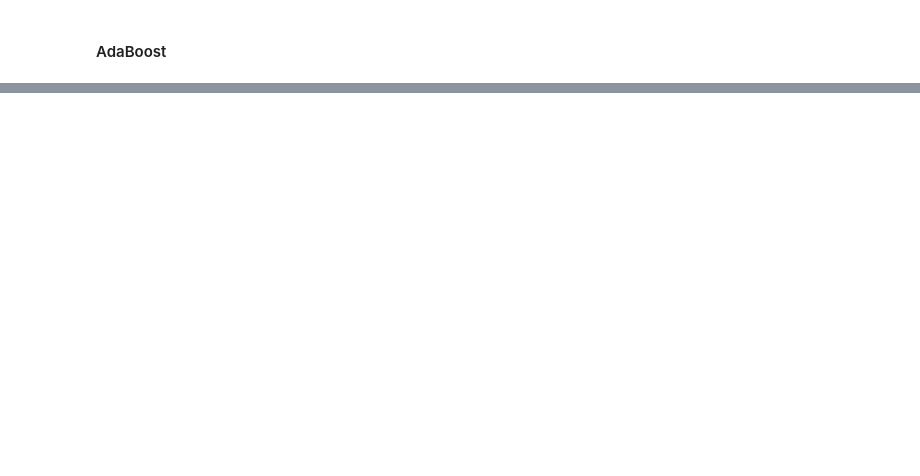
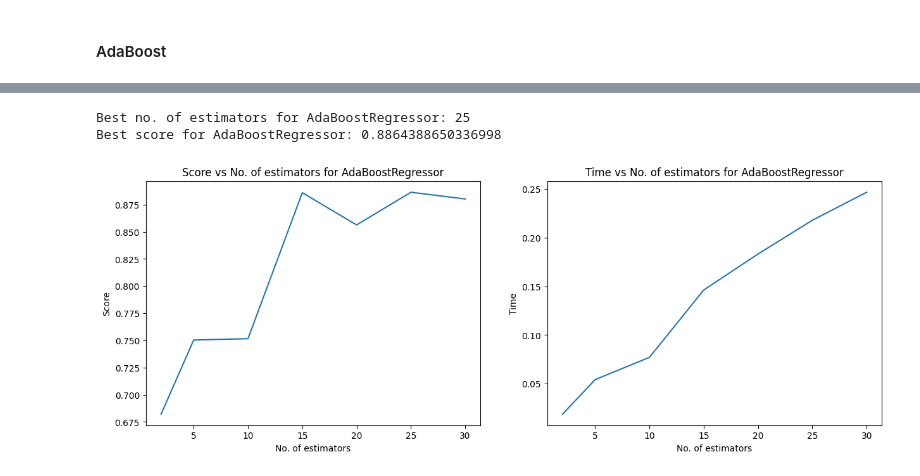
Before and after one commit to bhavberi/SMAI-Monsoon-23-24, a Jupyter notebook: 1.ipynb, the cells around one changed output, grey strips where cells are left out. Saved outputs shown, nothing was run; the diff lists cells and outputs as text; code cells hidden in the pictures; blank space fills up the shorter version.

```diff
--- a/1.ipynb
+++ b/1.ipynb
@@ -1548,0 +1670,21 @@ adaboost_classifier.evaluate(wine_X_test, wine_y_test1)
+# %%
+print(f"Best no. of estimators for AdaBoostRegressor: {best_no_estimator_adaboost_regressor}")
+print(f"Best score for AdaBoostRegressor: {best_accuracy_adaboost_regressor}")
+
+plt.figure(figsize=(15,5))
+plt.subplot(1,2,1)
+plt.plot(no_estimators, accuracy_adaboost_regressor)
+plt.xlabel('No. of estimators')
+plt.ylabel('Score')
+plt.title('Score vs No. of estimators for AdaBoostRegressor')
+
+plt.subplot(1,2,2)
+plt.plot(no_estimators, time_adaboost_regressor)
+plt.xlabel('No. of estimators')
+plt.ylabel('Time')
+plt.title('Time vs No. of estimators for AdaBoostRegressor')
+plt.show()
+# %% [output]
+Best no. of estimators for AdaBoostRegressor: 25
+Best score for AdaBoostRegressor: 0.8864388650336998
+[figure, added]
```
Also changed, not shown: parts of 12 cells of this notebook.
